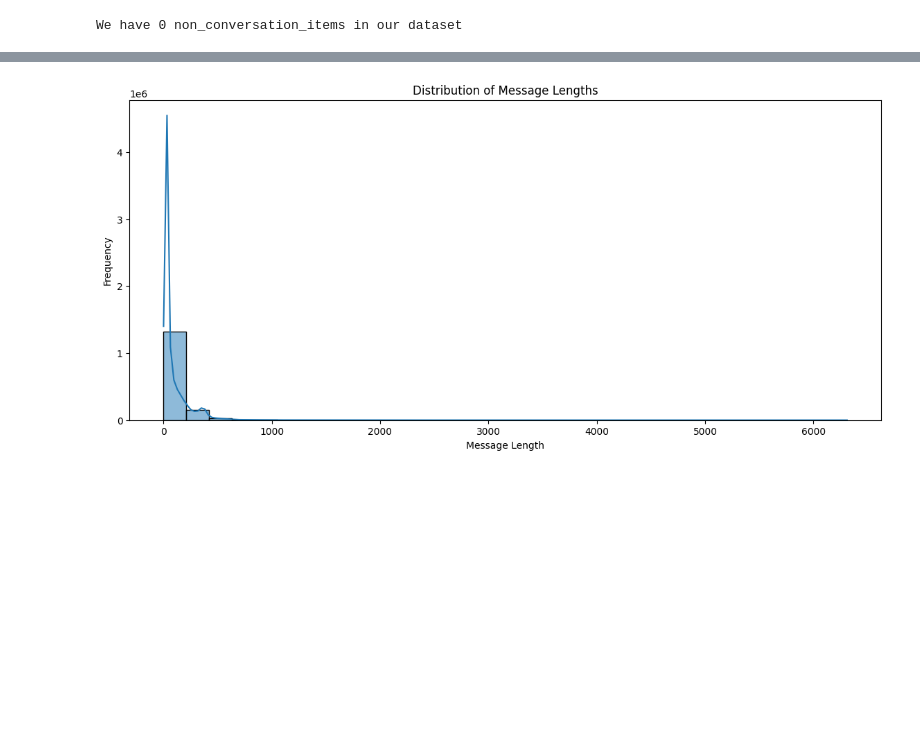
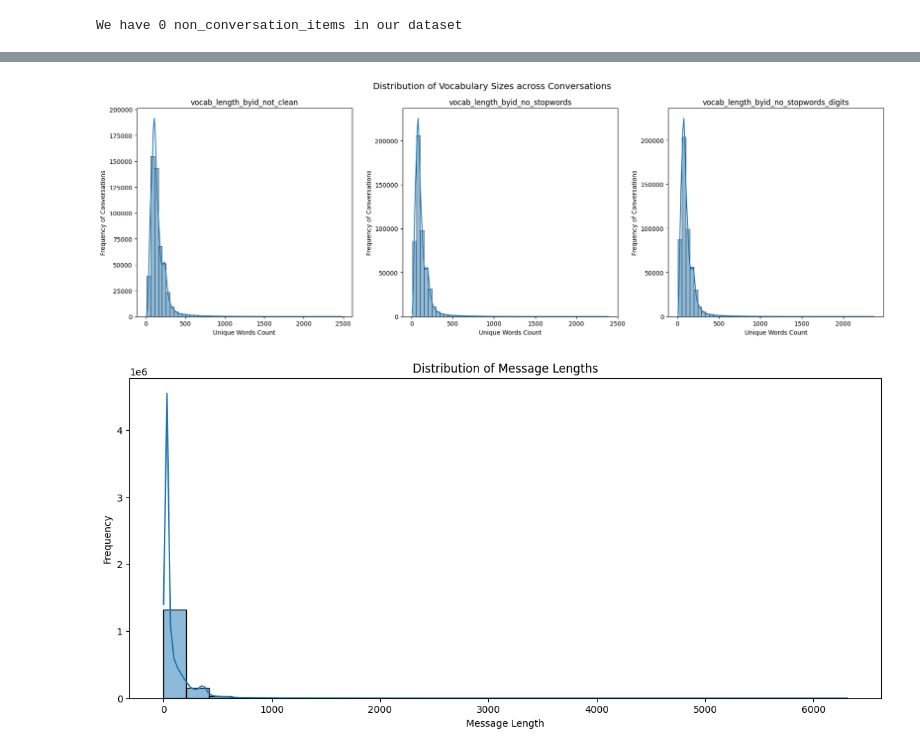
Before and after one commit to bmarci99/NLP-Project-mimic-ChatGPT-with-Orca, a Jupyter notebook: Project.ipynb, the cells around one changed output, grey strips where cells are left out. Saved outputs shown, nothing was run; the diff lists cells and outputs as text; code cells hidden in the pictures; blank space fills up the shorter version.

```diff
--- a/Project.ipynb
+++ b/Project.ipynb
@@ -159 +146,16 @@ plt.show()
+# %%
+fig, axes = plt.subplots(1, 3, figsize=(18, 6))
+
+for i in range(3):
+    temp = df[['vocab_length_byid_not_clean', 'vocab_length_byid_no_stopwords', 'vocab_length_byid_no_stopwords_digits']].iloc[:, i]
+    sns.histplot(temp.values[::3], bins=50, kde=True, ax=axes[i])
+    axes[i].set_title(temp.name)  # Set subplot title to temp.name
+    axes[i].set_xlabel('Unique Words Count')
+    axes[i].set_ylabel('Frequency of Conversations')
+
+plt.suptitle('Distribution of Vocabulary Sizes across Conversations', fontsize = "x-large")
+plt.tight_layout()
+plt.show()
+# %% [output]
+[figure, added]
 # %%
```
Also changed, not shown: parts of 40 cells of this notebook.
